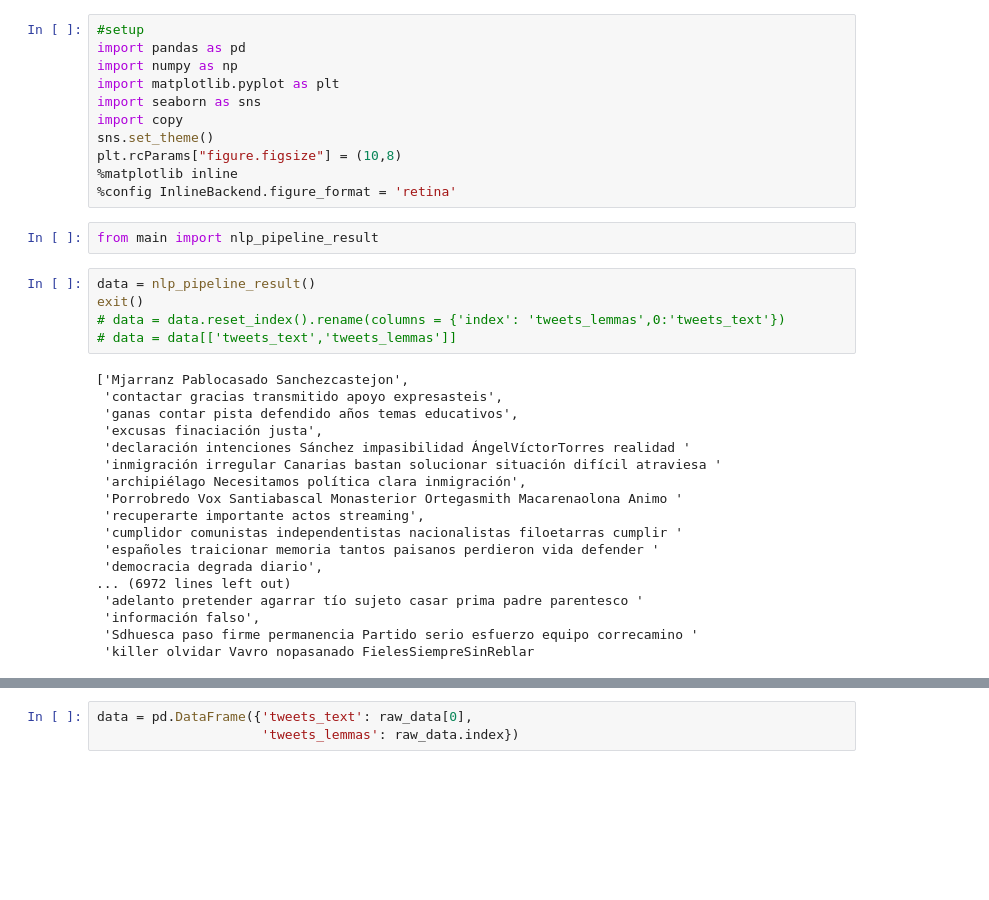
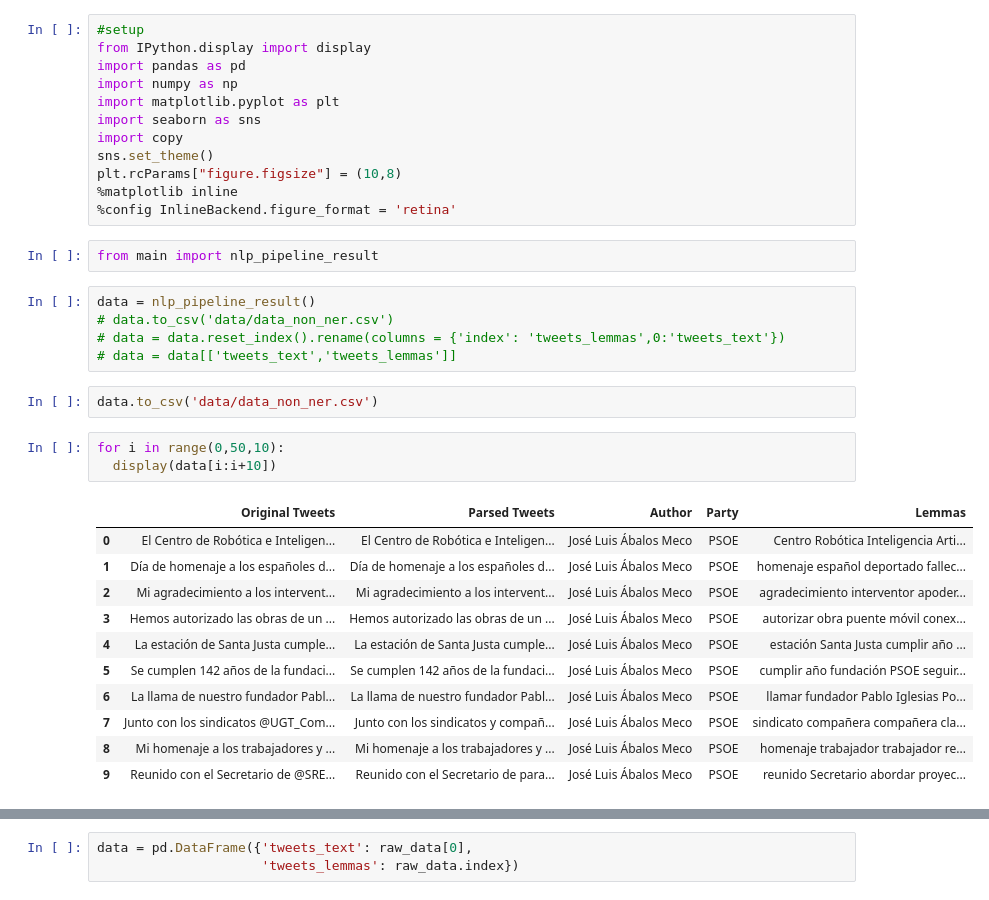
Before and after one commit to saizk/NLP-with-Spanish-Politicians-Tweets, a Jupyter notebook: data_analysis.ipynb, the cells around one changed output, grey strips where cells are left out. Saved outputs shown, nothing was run; the diff lists cells and outputs as text; blank space fills up the shorter version.

Commit message:
cleaned data

```diff
--- a/data_analysis.ipynb
+++ b/data_analysis.ipynb
@@ -1,5 +1,6 @@
 # %%
 #setup
+from IPython.display import display
 import pandas as pd
 import numpy as np
 import matplotlib.pyplot as plt
@@ -13,24 +14,23 @@ plt.rcParams["figure.figsize"] = (10,8)
 from main import nlp_pipeline_result
 # %%
 data = nlp_pipeline_result()
-exit()
+# data.to_csv('data/data_non_ner.csv')
 # data = data.reset_index().rename(columns = {'index': 'tweets_lemmas',0:'tweets_text'})
 # data = data[['tweets_text','tweets_lemmas']]
-# %% [output]
-['Mjarranz Pablocasado Sanchezcastejon',
- 'contactar gracias transmitido apoyo expresasteis',
- 'ganas contar pista defendido años temas educativos',
- 'excusas finaciación justa',
- 'declaración intenciones Sánchez impasibilidad ÁngelVíctorTorres realidad '
- 'inmigración irregular Canarias bastan solucionar situación difícil atraviesa '
- 'archipiélago Necesitamos política clara inmigración',
- 'Porrobredo Vox Santiabascal Monasterior Ortegasmith Macarenaolona Animo '
- 'recuperarte importante actos streaming',
- 'cumplidor comunistas independentistas nacionalistas filoetarras cumplir '
- 'españoles traicionar memoria tantos paisanos perdieron vida defender '
- 'democracia degrada diario',
-... (6972 lines left out)
- 'adelanto pretender agarrar tío sujeto casar prima padre parentesco '
- 'información falso',
- 'Sdhuesca paso firme permanencia Partido serio esfuerzo equipo correcamino '
- 'killer olvidar Vavro nopasanado FielesSiempreSinReblar
+# %%
+data.to_csv('data/data_non_ner.csv')
+# %%
+for i in range(0,50,10):
+  display(data[i:i+10])
+# %% [output]
+|  | Original Tweets | Parsed Tweets | Author | Party | Lemmas |
+| 0 | El Centro de Robótica e Inteligen... | El Centro de Robótica e Inteligen... | José Luis Ábalos Meco | PSOE | Centro Robótica Inteligencia Arti... |
+| 1 | Día de homenaje a los españoles d... | Día de homenaje a los españoles d... | José Luis Ábalos Meco | PSOE | homenaje español deportado fallec... |
+| 2 | Mi agradecimiento a los intervent... | Mi agradecimiento a los intervent... | José Luis Ábalos Meco | PSOE | agradecimiento interventor apoder... |
+| 3 | Hemos autorizado las obras de un ... | Hemos autorizado las obras de un ... | José Luis Ábalos Meco | PSOE | autorizar obra puente móvil conex... |
+| 4 | La estación de Santa Justa cumple... | La estación de Santa Justa cumple... | José Luis Ábalos Meco | PSOE | estación Santa Justa cumplir año ... |
+| 5 | Se cumplen 142 años de la fundaci... | Se cumplen 142 años de la fundaci... | José Luis Ábalos Meco | PSOE | cumplir año fundación PSOE seguir... |
+| 6 | La llama de nuestro fundador Pabl... | La llama de nuestro fundador Pabl... | José Luis Ábalos Meco | PSOE | llamar fundador Pablo Iglesias Po... |
+| 7 | Junto con los sindicatos @UGT_Com... | Junto con los sindicatos y compañ... | José Luis Ábalos Meco | PSOE | sindicato compañera compañera cla... |
+| 8 | Mi homenaje a los trabajadores y ... | Mi homenaje a los trabajadores y ... | José Luis Ábalos Meco | PSOE | homenaje trabajador trabajador re... |
+| 9 | Reunido con el Secretario de @SRE... | Reunido con el Secretario de para... | José Luis Ábalos Meco | PSOE | reunido Secretario abordar proyec... |
```
Also changed, not shown: parts of 7 cells of this notebook, 3 other files.
